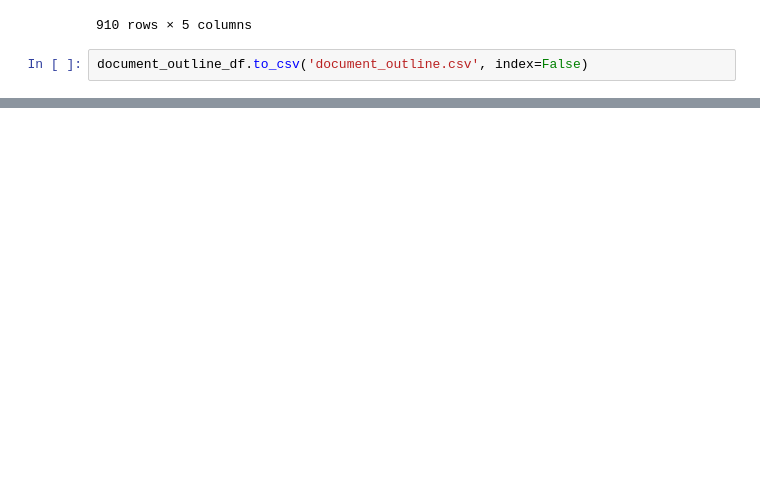
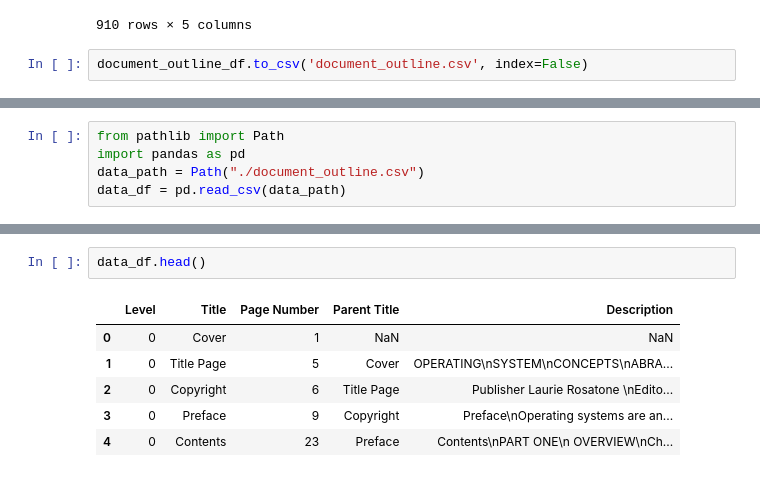
Before and after one commit to Malik-Hinnawi/Thesis-Project_Syllabus-Generator, a Jupyter notebook: hierarchal_classification/main.ipynb, the cells around one changed output, grey strips where cells are left out. Saved outputs shown, nothing was run; the diff lists cells and outputs as text; blank space fills up the shorter version.

```diff
--- a/hierarchal_classification/main.ipynb
+++ b/hierarchal_classification/main.ipynb
@@ -126,0 +130,5 @@ document_outline_df.to_csv('document_outline.csv', index=False)
+# %%
+from pathlib import Path
+import pandas as pd
+data_path = Path("./document_outline.csv")
+data_df = pd.read_csv(data_path)
@@ -126,0 +165,9 @@ document_outline_df.to_csv('document_outline.csv', index=False)
+# %%
+data_df.head()
+# %% [output]
+|  | Level | Title | Page Number | Parent Title | Description |
+| 0 | 0 | Cover | 1 | NaN | NaN |
+| 1 | 0 | Title Page | 5 | Cover | OPERATING\nSYSTEM\nCONCEPTS\nABRA... |
+| 2 | 0 | Copyright | 6 | Title Page | Publisher Laurie Rosatone \nEdito... |
+| 3 | 0 | Preface | 9 | Copyright | Preface\nOperating systems are an... |
+| 4 | 0 | Contents | 23 | Preface | Contents\nPART ONE\n OVERVIEW\nCh... |
```
Also changed, not shown: parts of 13 cells of this notebook, 1 other file.
